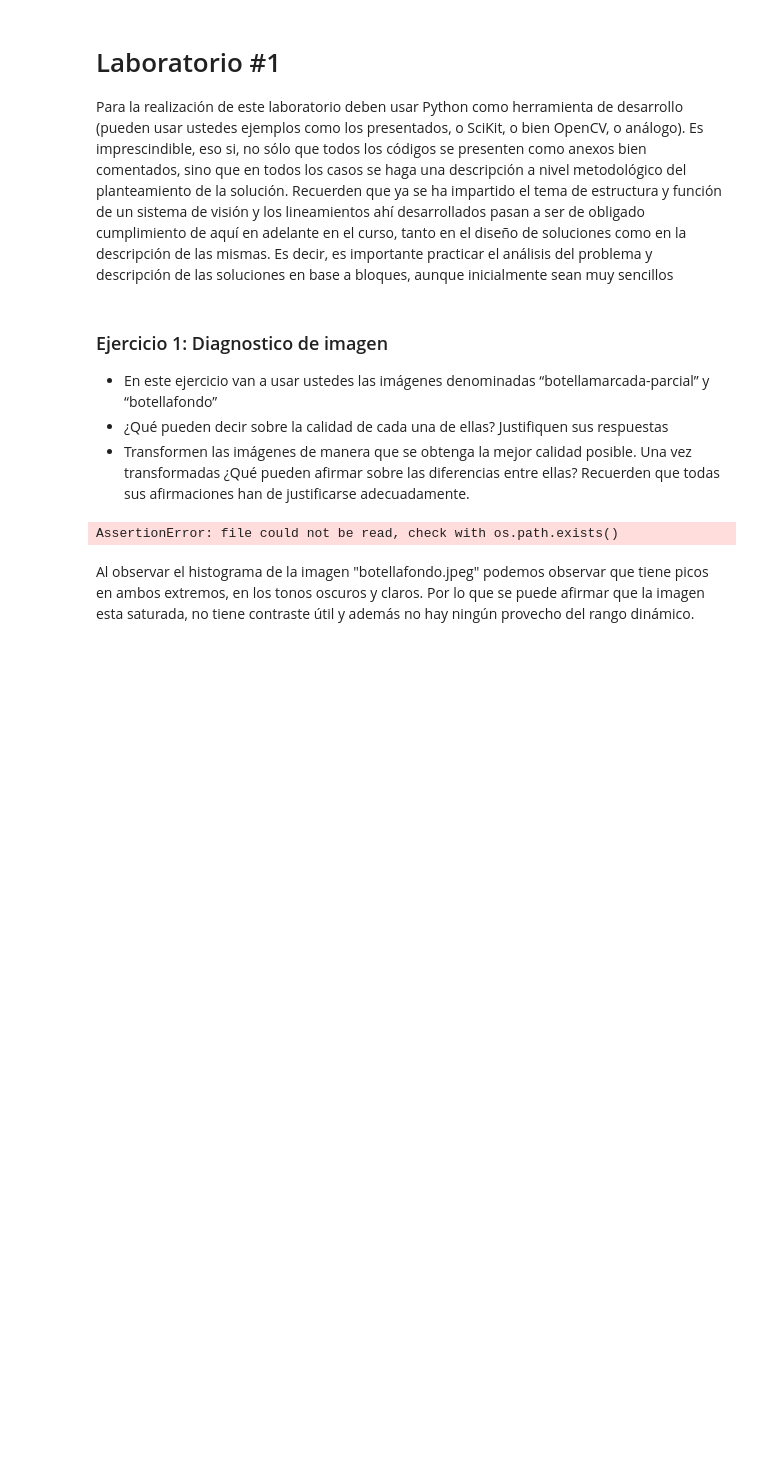
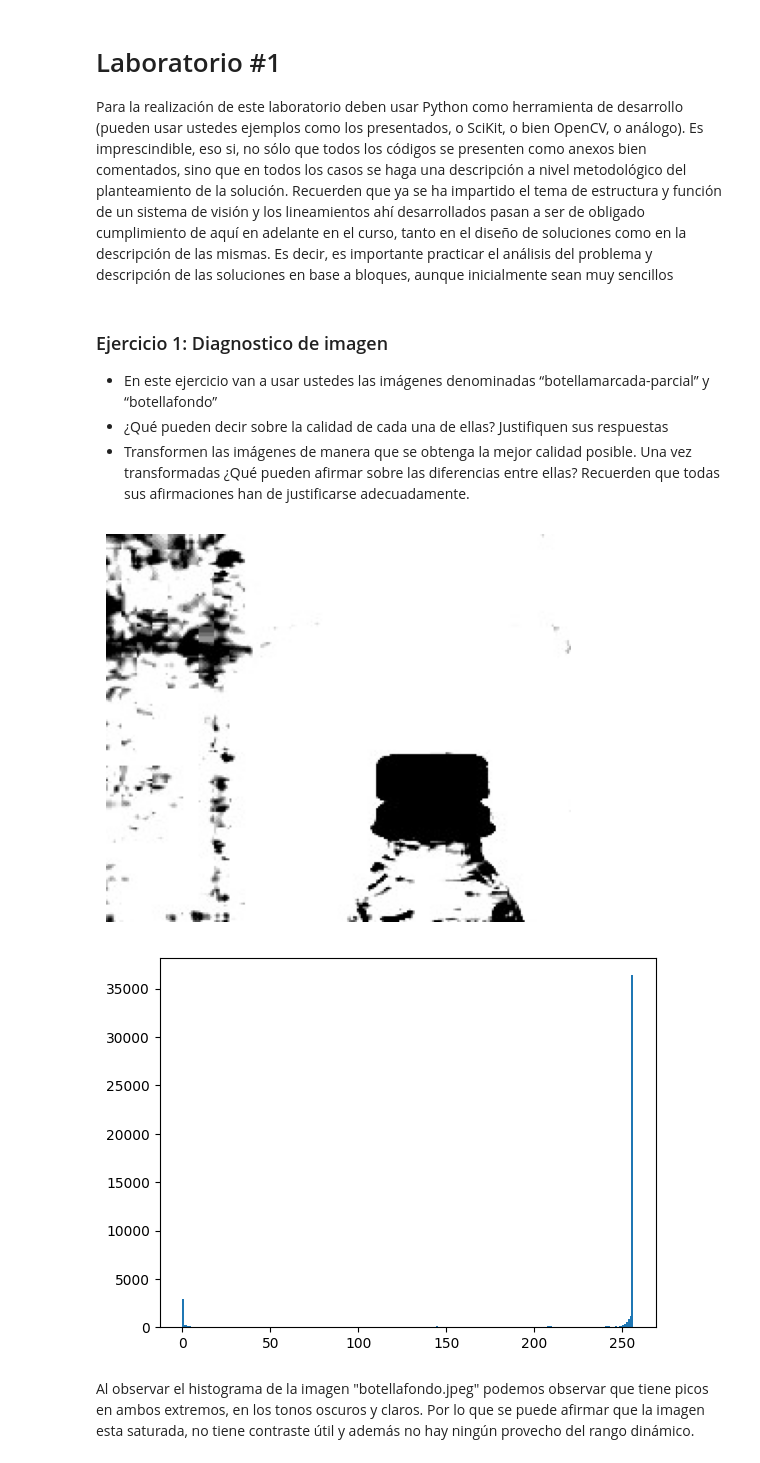
Before and after one commit to KalebG13/Sistemas-de-vision, a Jupyter notebook: Lab_1/Lab1_notebook.ipynb, the cells around one changed output. Saved outputs shown, nothing was run; the diff lists cells and outputs as text; code cells hidden in the pictures; blank space fills up the shorter version.

```diff
--- a/Lab_1/Lab1_notebook.ipynb
+++ b/Lab_1/Lab1_notebook.ipynb
@@ -16,22 +16,23 @@ adecuadamente.
 # %%
 import numpy as np
 import cv2 as cv
 from matplotlib import pyplot as plt
 import os
 
-img1 = cv.imread('\imagenes\botellafondo.jpeg', cv.IMREAD_GRAYSCALE)
+img1 = cv.imread('botellafondo.jpeg', cv.IMREAD_GRAYSCALE)
 assert img1 is not None, "file could not be read, check with os.path.exists()"
 
 # En Jupyter, usar matplotlib en lugar de cv.imshow
 plt.figure(figsize=(6,6))
 plt.imshow(img1, cmap='gray', vmin=0, vmax=255)
 plt.axis('off')
 plt.show()
 
 plt.hist(img1.ravel(), bins=256, range=(0,256))
 plt.show()
 # %% [output]
-AssertionError: file could not be read, check with os.path.exists()
+[figure, added]
+[figure, added]
 # %% [markdown]
 Al observar el histograma de la imagen "botellafondo.jpeg" podemos observar que tiene picos en ambos extremos, en los tonos oscuros y claros. Por lo que se puede afirmar que la imagen esta saturada, no tiene contraste útil y además no hay ningún provecho del rango dinámico.
 # %%
```
Also changed, not shown: parts of 3 cells of this notebook.
